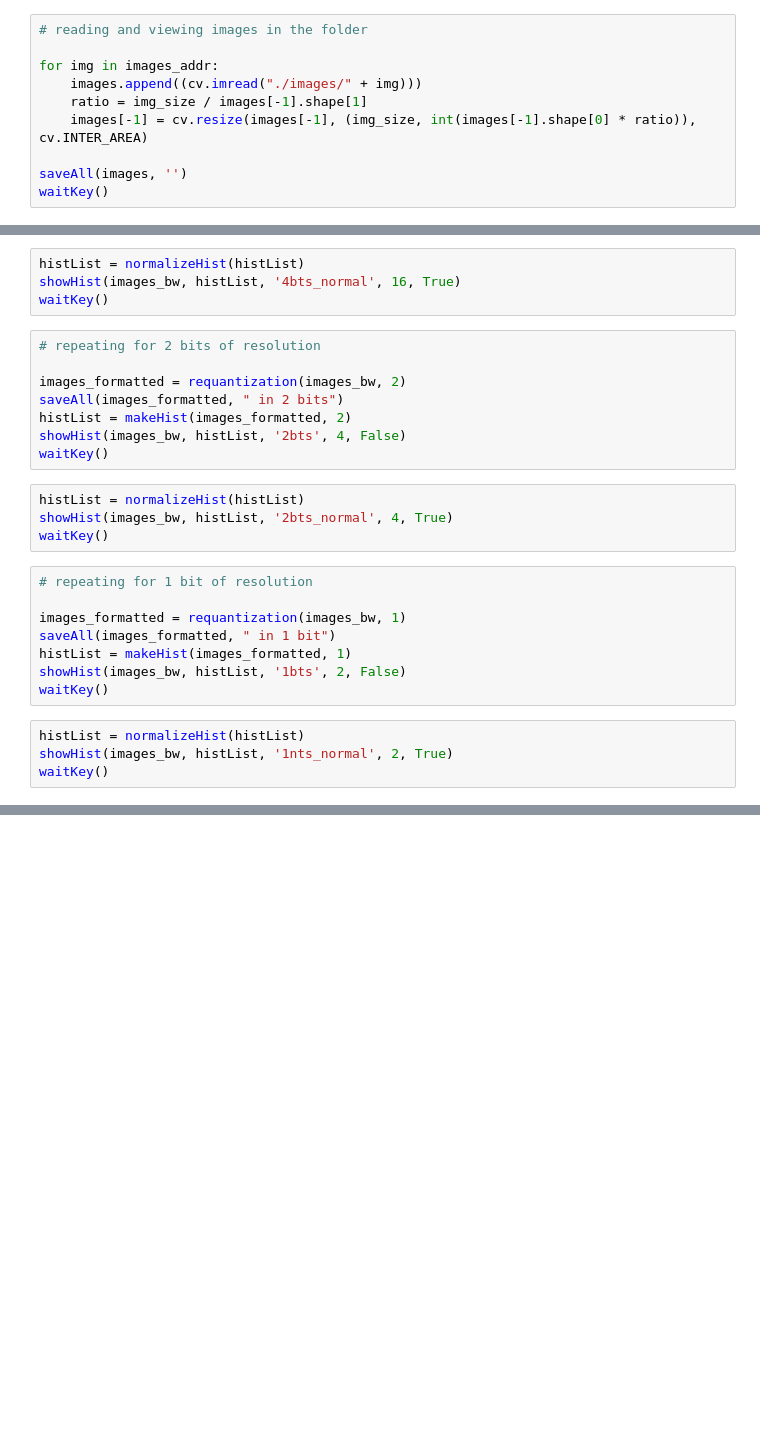
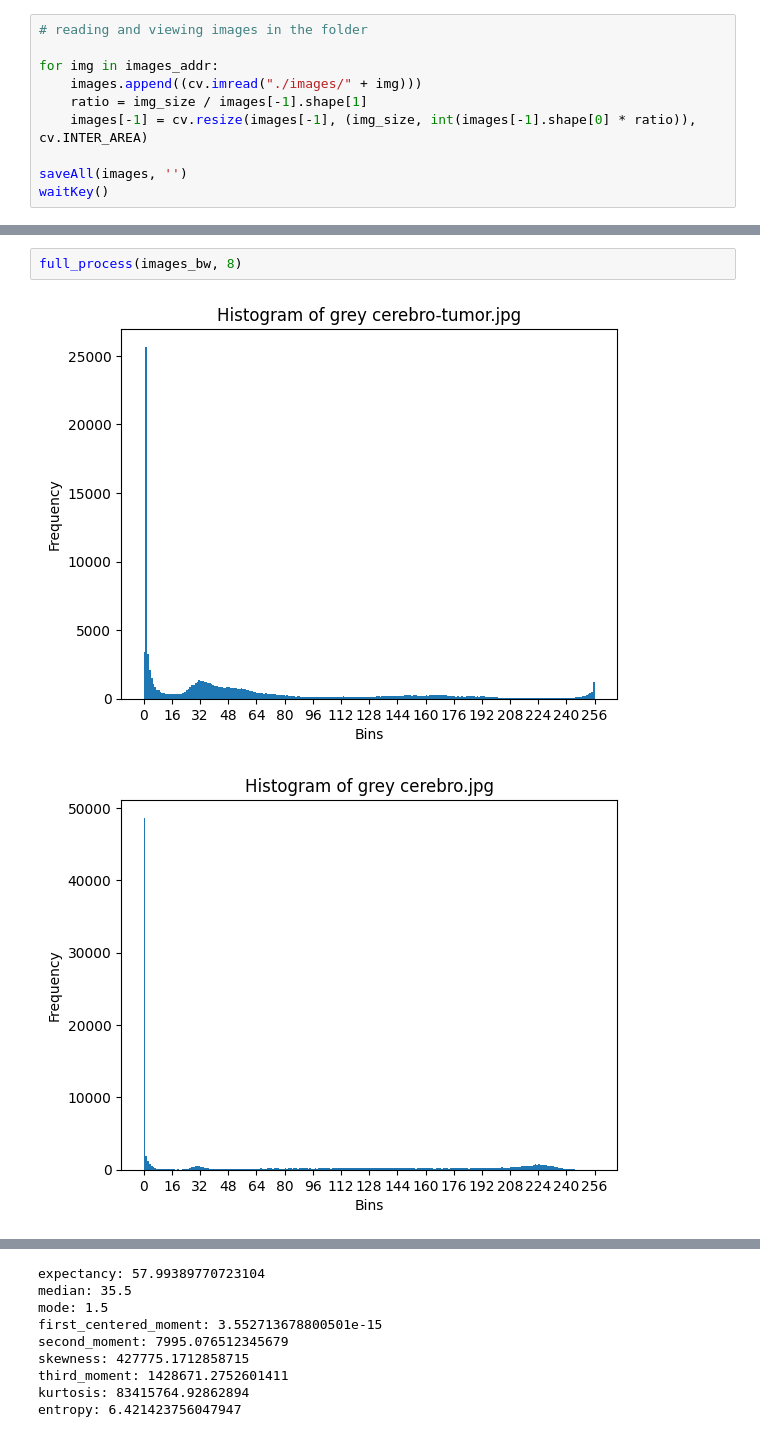
Before and after one commit to gtambara/stochastic-processes, a Jupyter notebook: project-1-requantization-and-analysis/proj1.ipynb, the cells around one changed output, grey strips where cells are left out. Cells and saved outputs as stored; diff of their text form; blank space fills up the shorter version.

```diff
--- a/project-1-requantization-and-analysis/proj1.ipynb
+++ b/project-1-requantization-and-analysis/proj1.ipynb
@@ -150,28 +226,5 @@ waitKey()
-# %%
-histList = normalizeHist(histList)
-showHist(images_bw, histList, '4bts_normal', 16, True)
-waitKey()
-# %%
-# repeating for 2 bits of resolution
-
-images_formatted = requantization(images_bw, 2)
-saveAll(images_formatted, " in 2 bits")
-histList = makeHist(images_formatted, 2)
-showHist(images_bw, histList, '2bts', 4, False)
-waitKey()
-# %%
-histList = normalizeHist(histList)
-showHist(images_bw, histList, '2bts_normal', 4, True)
-waitKey()
-# %%
-# repeating for 1 bit of resolution
-
-images_formatted = requantization(images_bw, 1)
-saveAll(images_formatted, " in 1 bit")
-histList = makeHist(images_formatted, 1)
-showHist(images_bw, histList, '1bts', 2, False)
-waitKey()
-# %%
-histList = normalizeHist(histList)
-showHist(images_bw, histList, '1nts_normal', 2, True)
-waitKey()
+# %%
+full_process(images_bw, 8)
+# %% [output]
+[figure, added]
+[figure, added]
@@ -177,0 +235,9 @@ waitKey()
+expectancy: 57.99389770723104
+median: 35.5
+mode: 1.5
+first_centered_moment: 3.552713678800501e-15
+second_moment: 7995.076512345679
+skewness: 427775.1712858715
+third_moment: 1428671.2752601411
+kurtosis: 83415764.92862894
+entropy: 6.421423756047947
```
Also changed, not shown: parts of 9 cells of this notebook, 44 other files.
